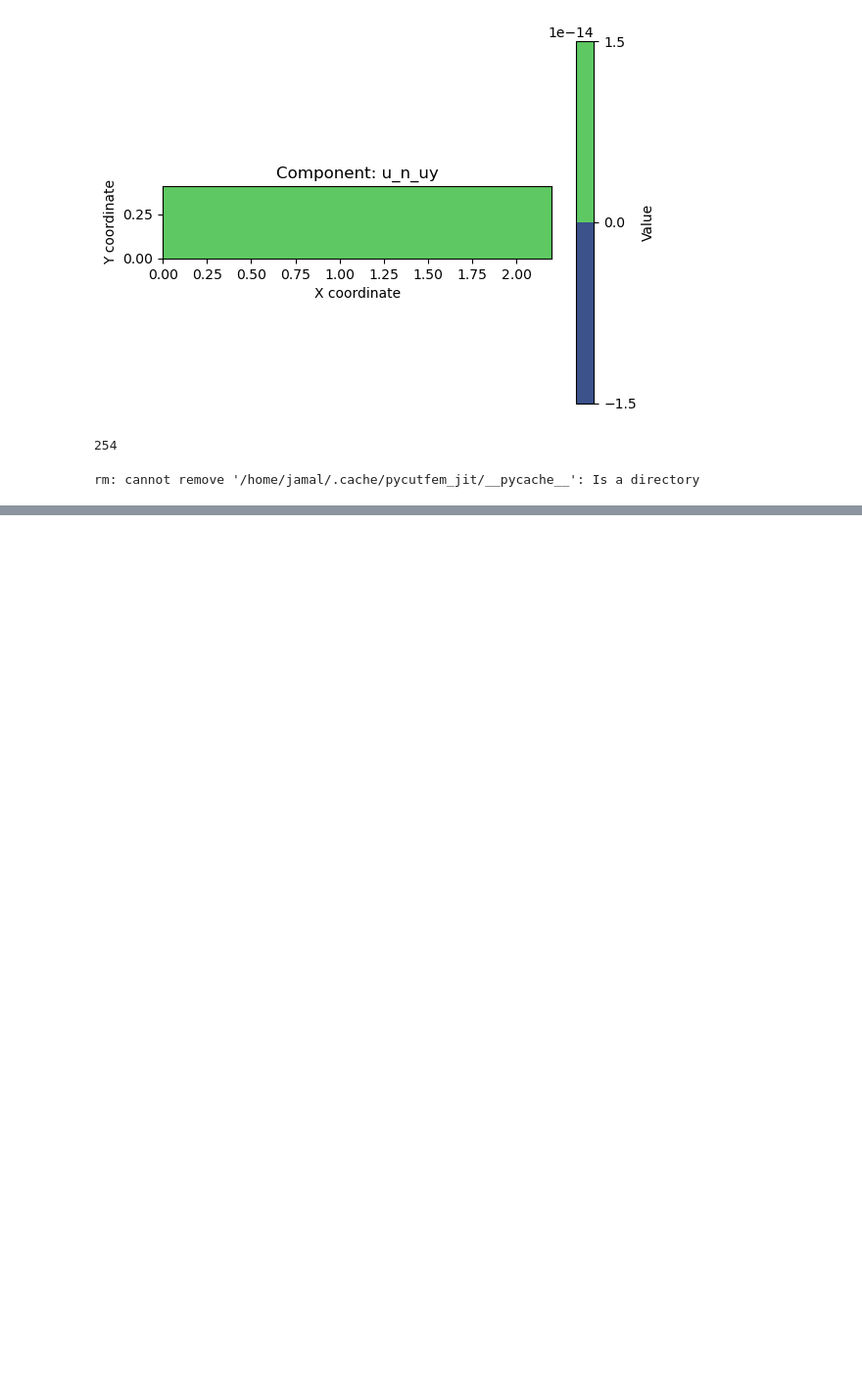
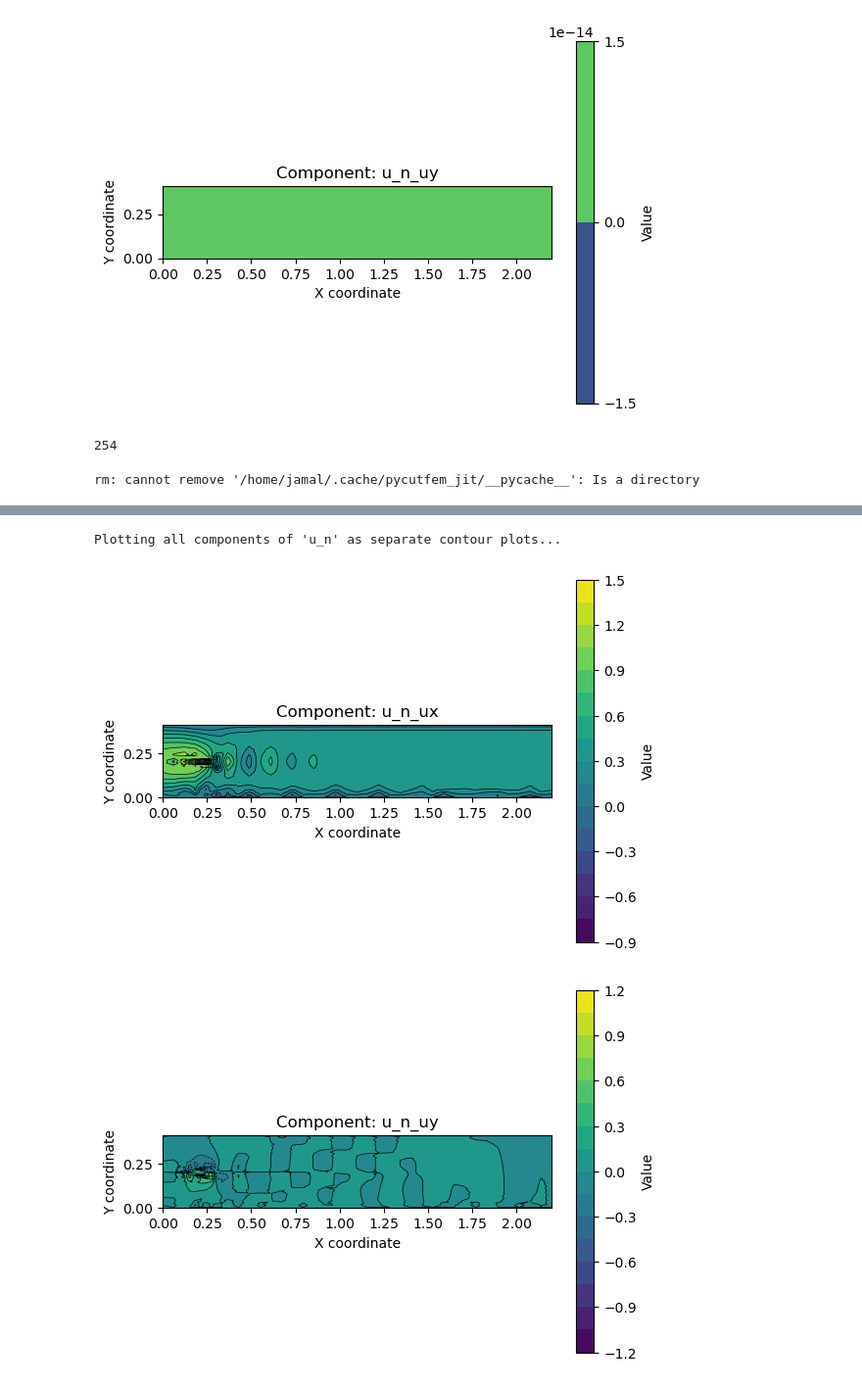
Before and after one commit to Jamal-dev/pycutfem, a Jupyter notebook: examples/turek_benchmark.ipynb, the cells around one changed output, grey strips where cells are left out. Shown: that part at 98% size. Drawn from its saved outputs; the diff is of its cells as text; code cells hidden in the pictures; blank space fills up the shorter version.

```diff
--- a/examples/turek_benchmark.ipynb
+++ b/examples/turek_benchmark.ipynb
@@ -367,0 +373,6 @@ u_n.plot(kind="streamline",
+# %%
+u_n.plot(kind="contour")
+# %% [output]
+Plotting all components of 'u_n' as separate contour plots...
+[figure, added]
+[figure, added]
```
Also changed, not shown: parts of 4 cells of this notebook, 13 other files.
